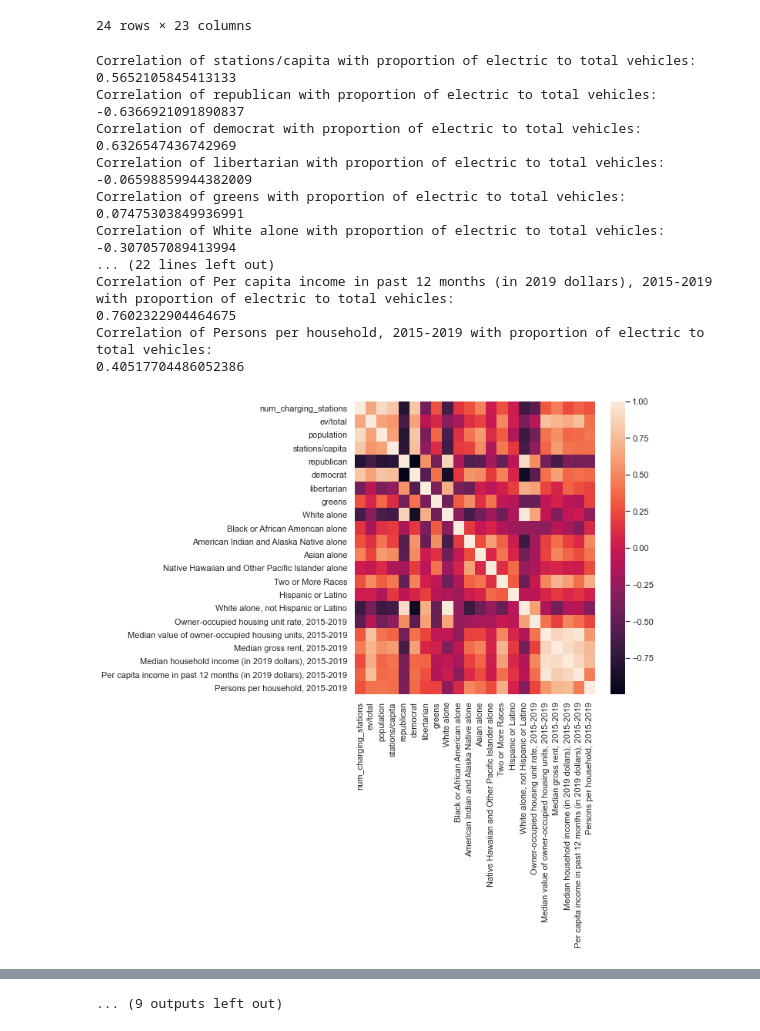
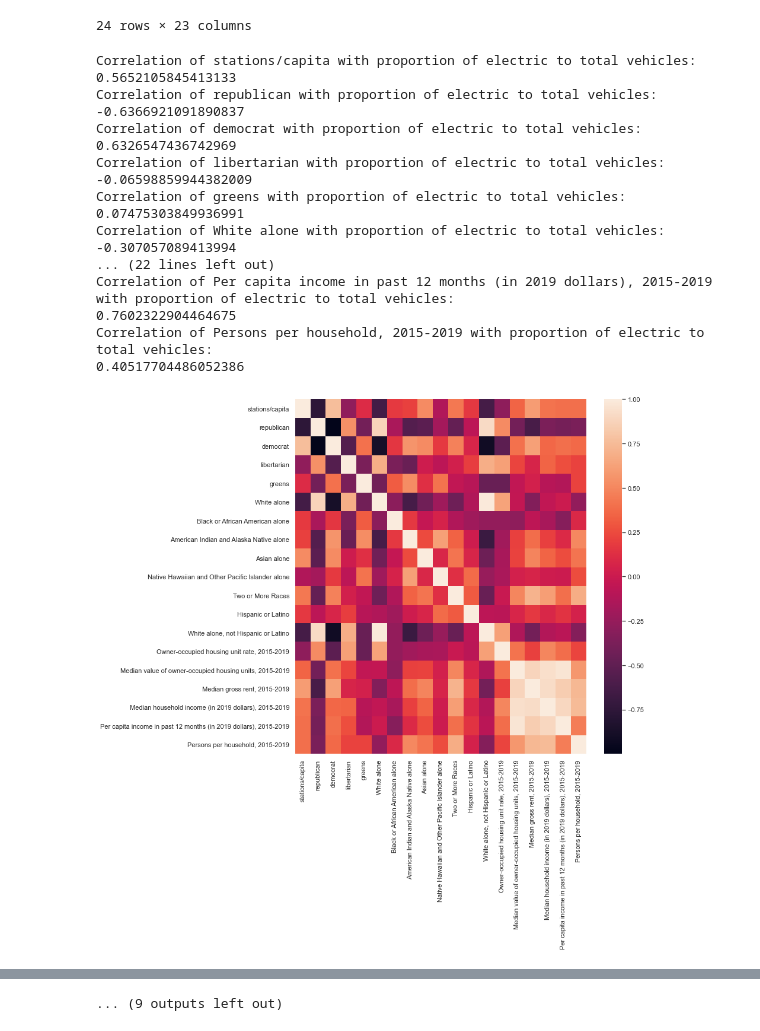
Before and after one commit to chen3e/COMP4447-final, a Jupyter notebook: Final Project.ipynb, the cells around one changed output, grey strips where cells are left out. Cells and saved outputs as stored; diff of their text form; code cells hidden in the pictures.

Commit message:
Filtering out unhelpful columns for heat map

```diff
--- a/Final Project.ipynb
+++ b/Final Project.ipynb
@@ -386,6 +360,6 @@ Persons per household, 2015-2019
 # %%
-for i in census_county_data.keys():
-    combined_df[i] = census_county_data[i]
+## Final touches to dataframe
+
 combined_df = combined_df.drop(columns=['num_total_vehicles', 'num_ev'])
 combined_df
 # %% [output]
@@ -408,52 +382,43 @@ combined_df
 | 23 | Worcester | 1 | 0.001808 | 51765 | 0.000019 | 0.588304 | 0.397884 | ... |
 24 rows × 23 columns
 # %%
+## Data correlation summaries and visualizations
+
 import numpy as np
 import matplotlib.pyplot as plt
 import seaborn as sns
 import scipy.stats as ss
 %matplotlib inline
 sns.set(style="darkgrid")
 
-plt.figure(figsize=(7, 7))
-ax = sns.heatmap(combined_df.corr())
+ignore_correlation_columns = ['county_name', 'num_charging_stations', 'ev/total', 'population']
 
-ignore_correlation_columns = ['county_name', 'num_charging_stations', 'ev/total', 'population']
+plt.figure(figsize=(11, 11))
+ax = sns.heatmap(combined_df.drop(columns=ignore_correlation_columns).corr())
+
 
 for i in list(combined_df.columns):
     if i not in ignore_correlation_columns:
         print('Correlation of '+i+' with proportion of electric to total vehicles:')
         print(combined_df[i].corr(combined_df['ev/total']))
         sns.lmplot(data=combined_df, x=i, y="ev/total")
-
-# sns.lmplot(data=combined_df, x="population", y="ev/total")
-# sns.lmplot(data=combined_df, x="republican", y="ev/total")
-# sns.lmplot(data=combined_df, x="democrat", y="ev/total")
-# sns.lmplot(data=combined_df, x="libertarian", y="ev/total")
-# sns.lmplot(data=combined_df, x="greens", y="ev/total")
-# print(combined_df['stations/capita'].corr(combined_df['ev/total']))
-# print(combined_df['population'].corr(combined_df['ev/total']))
-# print(combined_df['republican'].corr(combined_df['ev/total']))
-# print(combined_df['democrat'].corr(combined_df['ev/total']))
-# print(combined_df['libertarian'].corr(combined_df['ev/total']))
-# print(combined_df['greens'].corr(combined_df['ev/total']))
 # %% [output]
 Correlation of stations/capita with proportion of electric to total vehicles:
 0.5652105845413133
 Correlation of republican with proportion of electric to total vehicles:
 -0.6366921091890837
 Correlation of democrat with proportion of electric to total vehicles:
 0.6326547436742969
 Correlation of libertarian with proportion of electric to total vehicles:
 -0.06598859944382009
 Correlation of greens with proportion of electric to total vehicles:
 0.07475303849936991
 Correlation of White alone with proportion of electric to total vehicles:
 -0.307057089413994
 ... (22 lines left out)
 Correlation of Per capita income in past 12 months (in 2019 dollars), 2015-2019 with proportion of electric to total vehicles:
 0.7602322904464675
 Correlation of Persons per household, 2015-2019 with proportion of electric to total vehicles:
 0.40517704486052386
-[figure, old version]
+[figure, new version]
 [figure]
```
Also changed, not shown: parts of 4 cells of this notebook.
